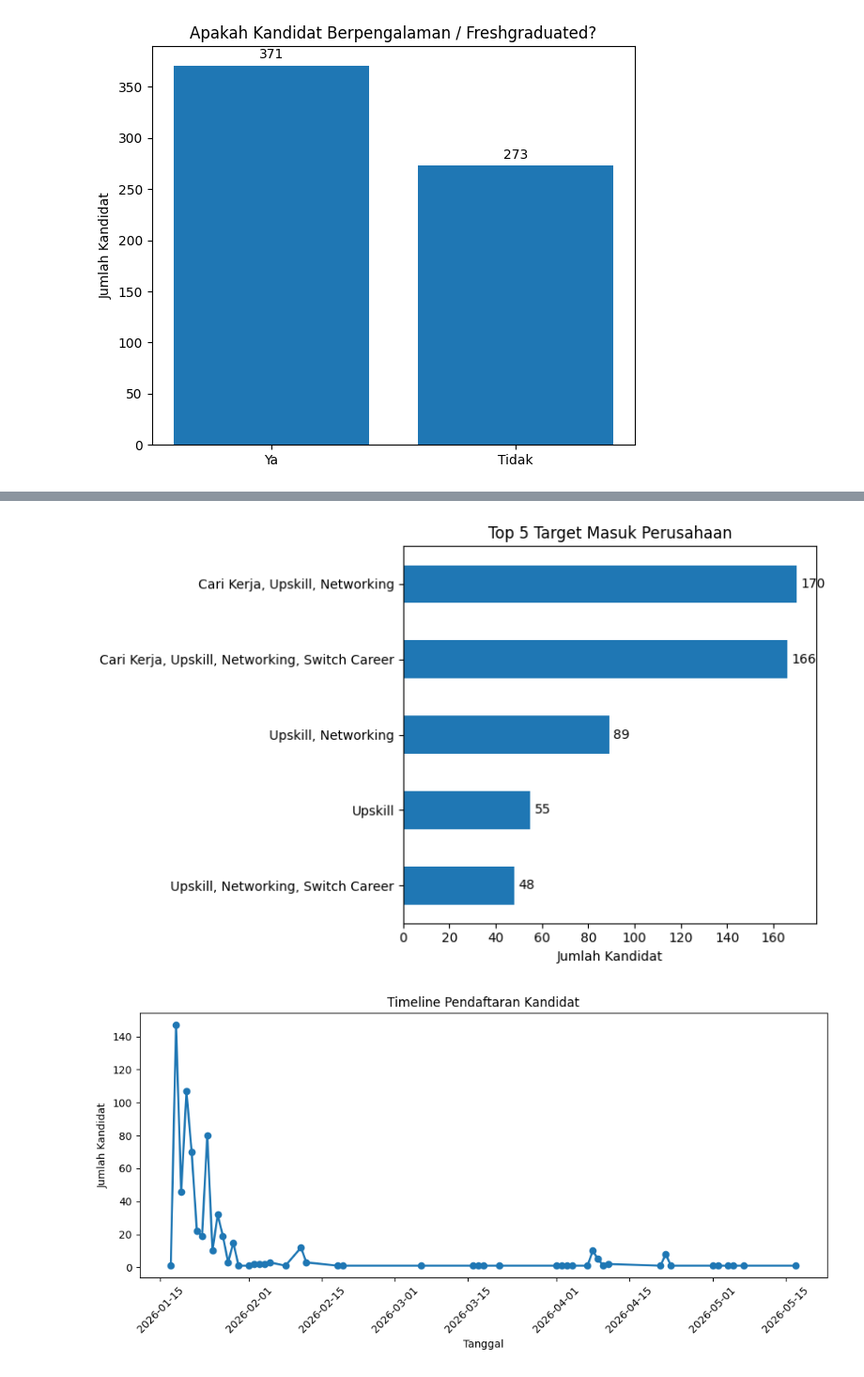
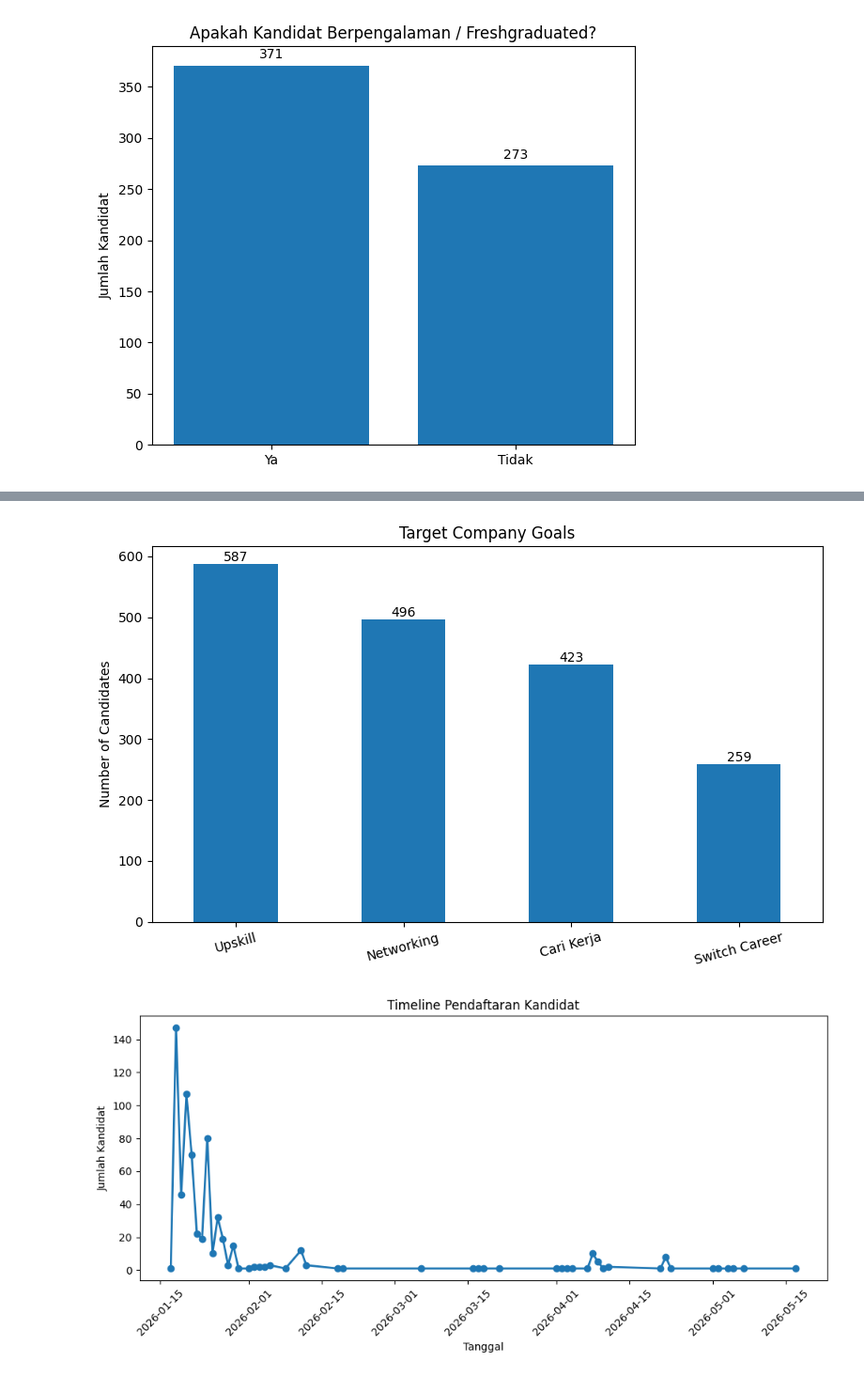
Before and after one commit to nura0201/Project-Recruitment-Analytics-Energy-Mining, a Jupyter notebook: Notebook/ExploratoryDataAnalysis.ipynb, the cells around one changed output, grey strips where cells are left out. Shown at 94% size. Cells and saved outputs as stored; diff of their text form; code cells hidden in the pictures.

Commit message:
Update data Raw

```diff
--- a/Notebook/ExploratoryDataAnalysis.ipynb
+++ b/Notebook/ExploratoryDataAnalysis.ipynb
@@ -5,7 +5,7 @@ import pandas as pd
 # %% [markdown]
 Load Data
 # %%
-df = pd.read_csv("C:/Users/r/OneDrive/Documents/doc saya/coding/project team fg/mining 2/data/Database_Seara_Data_Clean.csv")
+df = pd.read_csv("C:/Users/r/OneDrive/Documents/doc saya/coding/project team fg/Recruitment-Analytics-Energy-Mining/data/Database_Seara_Data_Clean.csv")
 print(df.head())
 # %% [output]
     Timestamp                     Nama Lengkap     Domisili  \
@@ -206,24 +203,32 @@ plt.show()
 # %%
-# Visualization 4: Bar chart top 5 untuk kategori target masuk perusahaan
-top5_target = df["Target Masuk Perusahaan"].value_counts().head(5)
+# Visualization 4: Target masuk perusahaan
+# Daftar kolom target
+target_cols = [
+    "Networking",
+    "Upskill",
+    "Cari Kerja",
+    "Switch Career"
+]
 
-fig, ax = plt.subplots(figsize=(8,5))
+# Hitung jumlah kandidat
+target_counts = df[target_cols].sum().sort_values(ascending=False)
 
-bars = top5_target.sort_values().plot(
-    kind="barh",
-    ax=ax
-)
+# Plot
+plt.figure(figsize=(8,5))
+ax = target_counts.plot(kind="bar")
 
-ax.set_title("Top 5 Target Masuk Perusahaan")
-ax.set_xlabel("Jumlah Kandidat")
-ax.set_ylabel("")
+# Tambahkan angka di atas bar
+for container in ax.containers:
+    ax.bar_label(container, fmt='%d', fontsize=10)
 
-# Menampilkan jumlah pada setiap bar
-ax.bar_label(ax.containers[0], padding=3)
+plt.title("Target Company Goals")
+plt.xlabel("")
+plt.ylabel("Number of Candidates")
+plt.xticks(rotation=15)
 
 plt.tight_layout()
 plt.show()
 # %% [output]
-[figure, old version]
+[figure, new version]
 # %%
 # Visualization 5: Timeline Pendaftaran Kandidat
```
Also changed, not shown: parts of 9 cells of this notebook, 3 other files.
